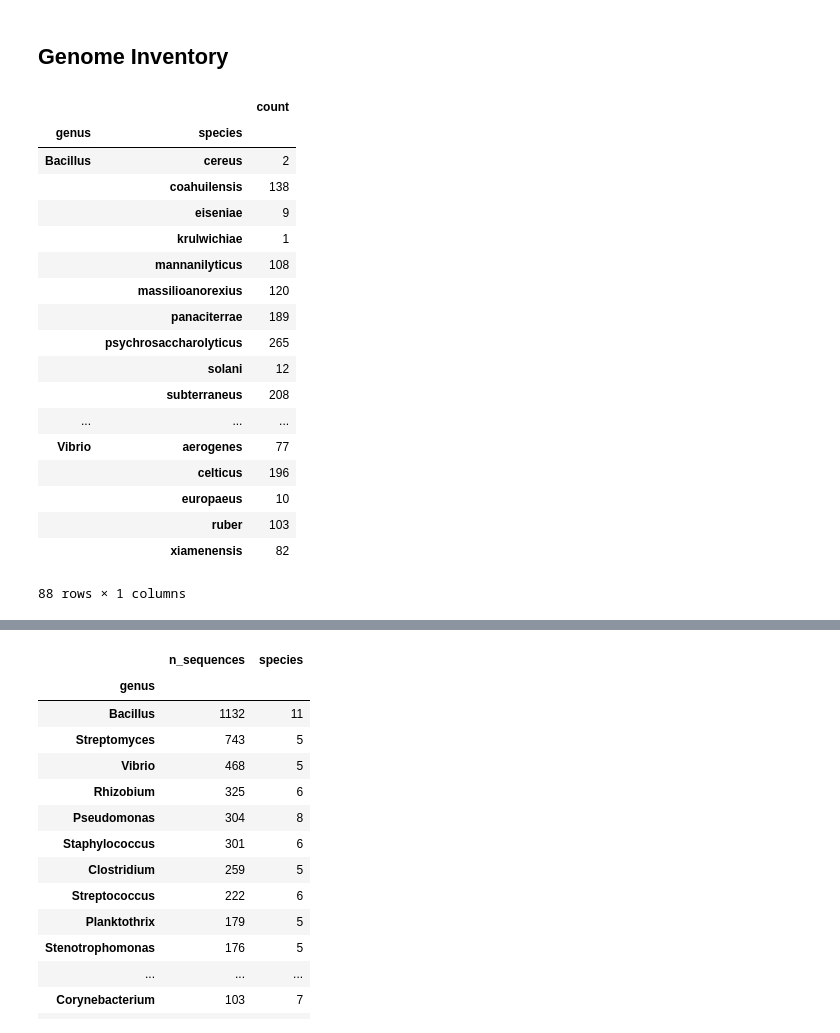
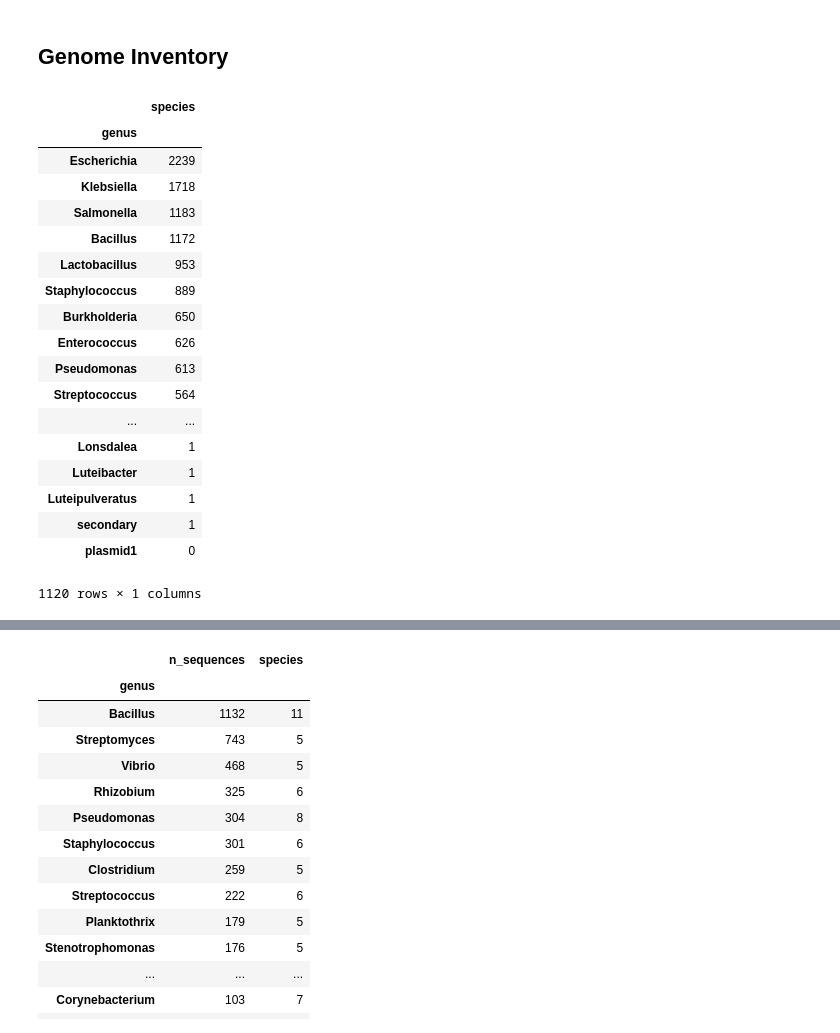
Before and after one commit to sergeman/fastai-genomic, a Jupyter notebook: ipynb/embedding 3d visualisation.ipynb, the cells around one changed output, grey strips where cells are left out. Drawn from its saved outputs; the diff is of its cells as text; code cells hidden in the pictures.

```diff
--- a/ipynb/embedding 3d visualisation.ipynb
+++ b/ipynb/embedding 3d visualisation.ipynb
@@ -160,25 +178,24 @@ Consider using IPython.display.IFrame instead
 # %%
-all_fastas = sequence.Dna2VecList.from_folder("/data/genomes/GenSeq_fastas/train").descriptions
-inventory = pd.DataFrame(data=[l.split()[1:3] for l in all_fastas], columns=["genus","species" ]).groupby(["genus", "species"]).agg({"species": "count"})
-inventory.columns=["count"]
-inventory
+inventory = pd.DataFrame(data=[l.split()[1:3] for l in all_fastas], columns=["genus","species" ])
-# %% [output]
-|  |  | count |
-| genus | species |  |
-| Bacillus | cereus | 2 |
-|  | coahuilensis | 138 |
-|  | eiseniae | 9 |
-|  | krulwichiae | 1 |
-|  | mannanilyticus | 108 |
-|  | massilioanorexius | 120 |
-|  | panaciterrae | 189 |
-|  | psychrosaccharolyticus | 265 |
-|  | solani | 12 |
-|  | subterraneus | 208 |
-| ... | ... | ... |
-| Vibrio | aerogenes | 77 |
-|  | celticus | 196 |
-|  | europaeus | 10 |
-|  | ruber | 103 |
-|  | xiamenensis | 82 |
-88 rows × 1 columns
+# %%
+inventory.groupby("genus").agg({"species":"count"}).sort_values("species",ascending=False)
+# %% [output]
+|  | species |
+| genus |  |
+| Escherichia | 2239 |
+| Klebsiella | 1718 |
+| Salmonella | 1183 |
+| Bacillus | 1172 |
+| Lactobacillus | 953 |
+| Staphylococcus | 889 |
+| Burkholderia | 650 |
+| Enterococcus | 626 |
+| Pseudomonas | 613 |
+| Streptococcus | 564 |
+| ... | ... |
+| Lonsdalea | 1 |
+| Luteibacter | 1 |
+| Luteipulveratus | 1 |
+| secondary | 1 |
+| plasmid1 | 0 |
+1120 rows × 1 columns
```
Also changed, not shown: parts of 14 cells of this notebook, 3 other files.
